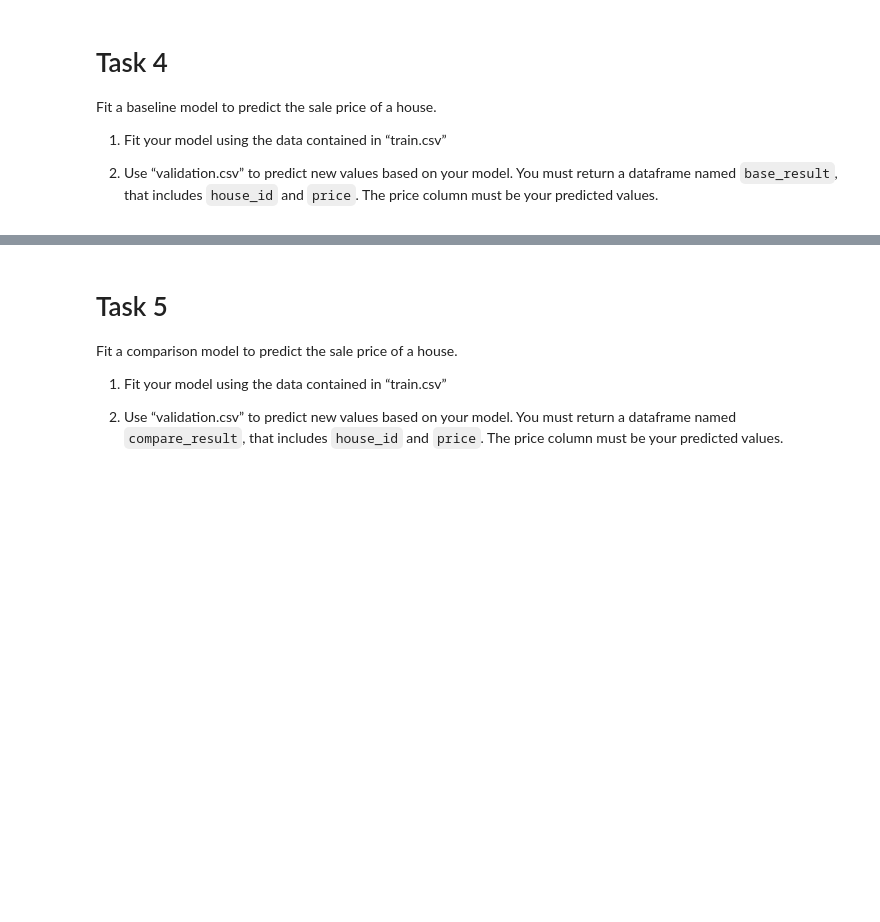
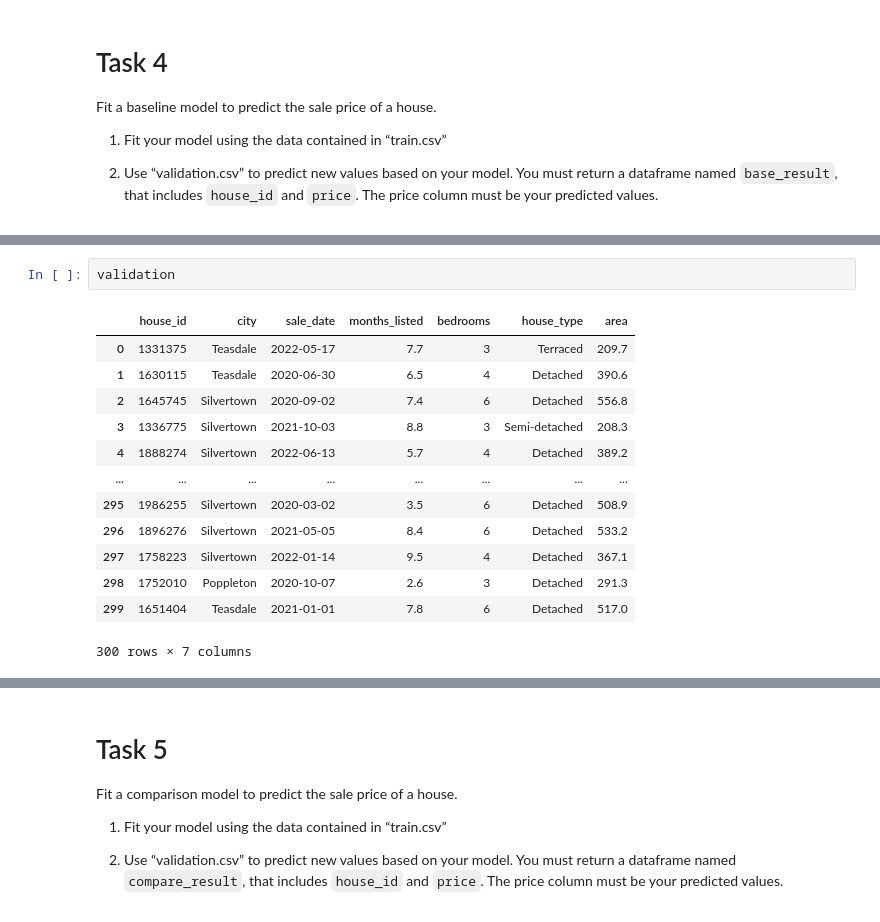
Before and after one commit to Shishir-129/DataScience_Projects, a Jupyter notebook: Project Data Scientist Associate Practical Exam , House Sales/notebook.ipynb, the cells around one changed output, grey strips where cells are left out. Cells and saved outputs as stored; diff of their text form; blank space fills up the shorter version.

```diff
--- a/Project Data Scientist Associate Practical Exam , House Sales/notebook.ipynb
+++ b/Project Data Scientist Associate Practical Exam , House Sales/notebook.ipynb
@@ -141,3 +178,19 @@ Fit a baseline model to predict the sale price of a house.
+# %%
+validation
+# %% [output]
+|  | house_id | city | sale_date | months_listed | bedrooms | house_type | area |
+| 0 | 1331375 | Teasdale | 2022-05-17 | 7.7 | 3 | Terraced | 209.7 |
+| 1 | 1630115 | Teasdale | 2020-06-30 | 6.5 | 4 | Detached | 390.6 |
+| 2 | 1645745 | Silvertown | 2020-09-02 | 7.4 | 6 | Detached | 556.8 |
+| 3 | 1336775 | Silvertown | 2021-10-03 | 8.8 | 3 | Semi-detached | 208.3 |
+| 4 | 1888274 | Silvertown | 2022-06-13 | 5.7 | 4 | Detached | 389.2 |
+| ... | ... | ... | ... | ... | ... | ... | ... |
+| 295 | 1986255 | Silvertown | 2020-03-02 | 3.5 | 6 | Detached | 508.9 |
+| 296 | 1896276 | Silvertown | 2021-05-05 | 8.4 | 6 | Detached | 533.2 |
+| 297 | 1758223 | Silvertown | 2022-01-14 | 9.5 | 4 | Detached | 367.1 |
+| 298 | 1752010 | Poppleton | 2020-10-07 | 2.6 | 3 | Detached | 291.3 |
+| 299 | 1651404 | Teasdale | 2021-01-01 | 7.8 | 6 | Detached | 517.0 |
+300 rows × 7 columns
 # %%
 # Use this cell to write your code for Task 4
 from sklearn.linear_model import LinearRegression
```
Also changed, not shown: parts of 7 cells of this notebook.
